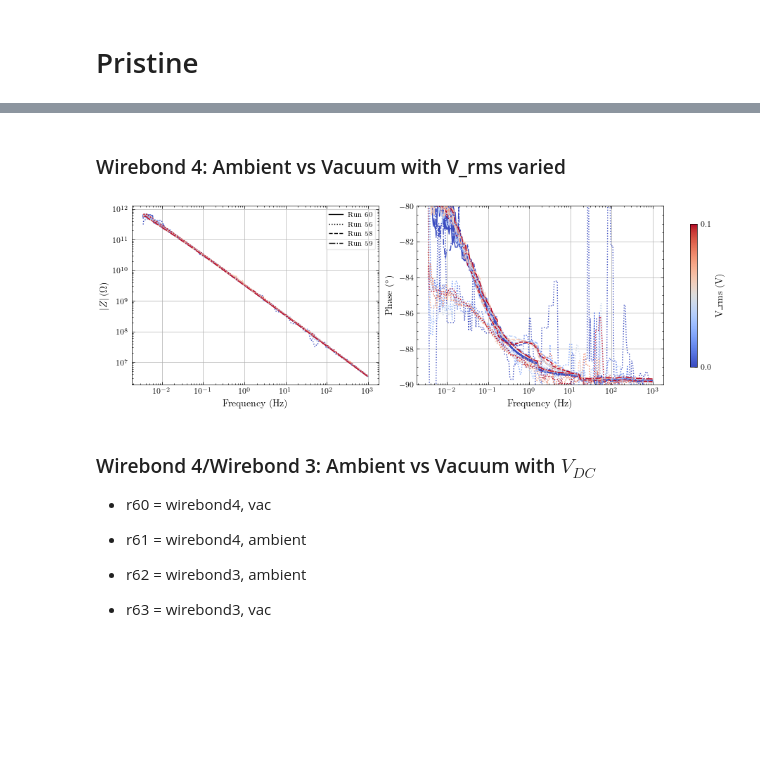
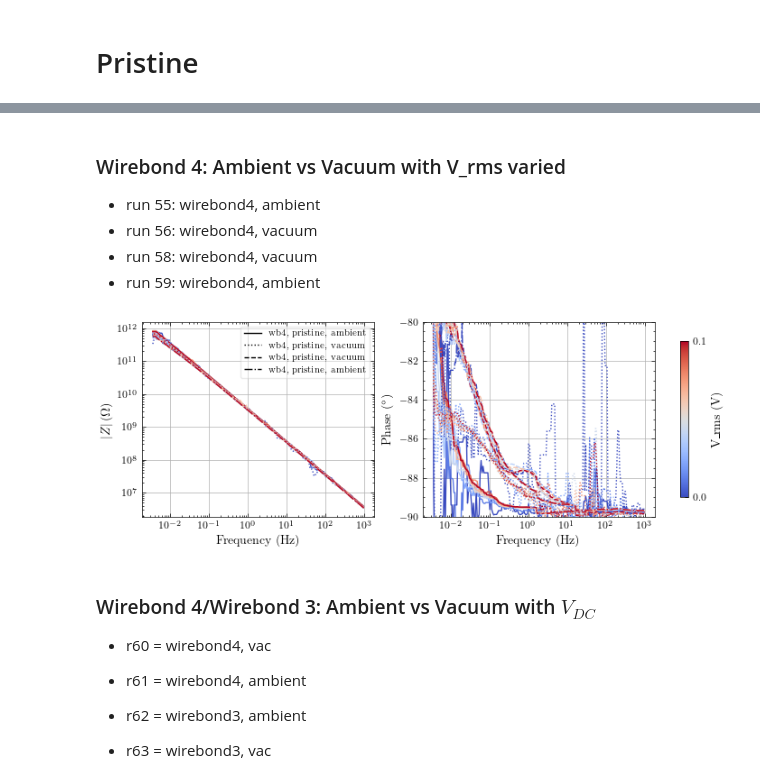
Before and after one commit to hc3413/IS_Analysis, a Jupyter notebook: IS_Analysis_solatron.ipynb, the cells around one changed output, grey strips where cells are left out. Drawn from its saved outputs; the diff is of its cells as text; code cells hidden in the pictures; blank space fills up the shorter version.

Commit message:
saving all figures from list of tuples and exporting in one go

```diff
--- a/IS_Analysis_solatron.ipynb
+++ b/IS_Analysis_solatron.ipynb
@@ -10,21 +10,24 @@ from import_dep import *
 
 # import the class that imports the IS data
 from IS_Import import ISdata, ImpedanceData, AgilentIS, SolatronIS
-from IS_Functions import IS_plot, run_to_dict
+from IS_Functions import IS_plot, run_to_dict, update_plot_string
 
 
 # import custom plot style and colorbar functions
 from plot_style import set_plot_style
 
-
-# Define the path to the root directory containing the IS: Data & Output
+# Define the path to the root directory containing the IS Data
 root_IS_Agilent = '/Users/horatiocox/Desktop/RUG_postdoc/UCL PostDoc/Experiments/Groningen'
 root_IS_solatron = '/Users/horatiocox/Desktop/RUG_postdoc/UCL PostDoc/Experiments/Solatron/Combined_Analysis'
 
+# Define the path to the output directory to save the data
+output_IS_solatron = '/Users/horatiocox/Desktop/RUG_postdoc/UCL PostDoc/Experiments/Solatron/Combined_Analysis/Output/'
 
-# Parameters
+# Export settings
 fig_format = 'png' # format of the figure to be saved
-export_data = False # set to True to export the data to figures and a powerpoint presentation and save to path_out
+plot_transparency = True # set to True to export plots with transparency
+export_data = True # set to True to export the data to figures and a powerpoint presentation and save to path_out
+fig_list = [] # Create a list to flexibly store tuples with the (figure, plot title) for later exporting
 
 
 # Custom Scence style settings for figures which returns a figure size to pass to plotting functions if needed
@@ -68,0 +81,16 @@ fig2, ax2 = IS_plot([solatron[51], solatron[52]],
+# %%
+# Select data
+d51 = [solatron[51], solatron[52]]
+
+# Plot labels
+plot_labels = ['wb3, pristine, ambient', 'wb3, pristine, vacuum']
+
+# if export true, update the plot string
+d51 = update_plot_string(d51, export_data=export_data, plot_labels=plot_labels)
+
+# Plot
+fig, ax = IS_plot(d51, d_type='Zabsphi', freq_lim=[0, 1e3],
+                    sort_data=False, c_bar=0, fig_size=fig_size, med_filt = 3, force_key = False)
+
+# append the figure and title to the list for later exporting
+fig_list.append((fig, 'pristine_ambvac_wb3'))
@@ -69,11 +99,27 @@ fig2, ax2 = IS_plot([solatron[51], solatron[52]],
 # %% [markdown]
 ### Wirebond 4: Ambient vs Vacuum with V_rms varied
+- run 55: wirebond4, ambient
+- run 56: wirebond4, vacuum
+- run 58: wirebond4, vacuum
+- run 59: wirebond4, ambient
 # %%
-fig3, ax3 = IS_plot([solatron[60], solatron[56], solatron[58], solatron[59]],
-                     d_type='Zabsphi', freq_lim=[0, 1e3], y_lim_right=[-90, -80],
+# Select data
+d55 = [solatron[55], solatron[56], solatron[58], solatron[59]]
+
+# Plot labels
+plot_labels = ['wb4, pristine, ambient', 'wb4, pristine, vacuum', 'wb4, pristine, vacuum', 'wb4, pristine, ambient']
+
+# if export true, update the plot string
+d55 = update_plot_string(d55, export_data=export_data, plot_labels=plot_labels)
+
+# Plot
+fig, ax = IS_plot(d55, d_type='Zabsphi', freq_lim=[0, 1e3], y_lim_right=[-90, -80],
                     sort_data=False, c_bar=3, fig_size=fig_size, med_filt = 9, force_key = False)
+
+# append the figure and title to the list for later exporting
+fig_list.append((fig, 'pristine_ambvac_Vrms_wb4'))
 # %% [output]
-[figure, old version]
+[figure, new version]
 # %% [markdown]
 ### Wirebond 4/Wirebond 3: Ambient vs Vacuum with $V_{DC}$
 - r60 = wirebond4, vac
```
Also changed, not shown: parts of 10 cells of this notebook, 3 other files.
